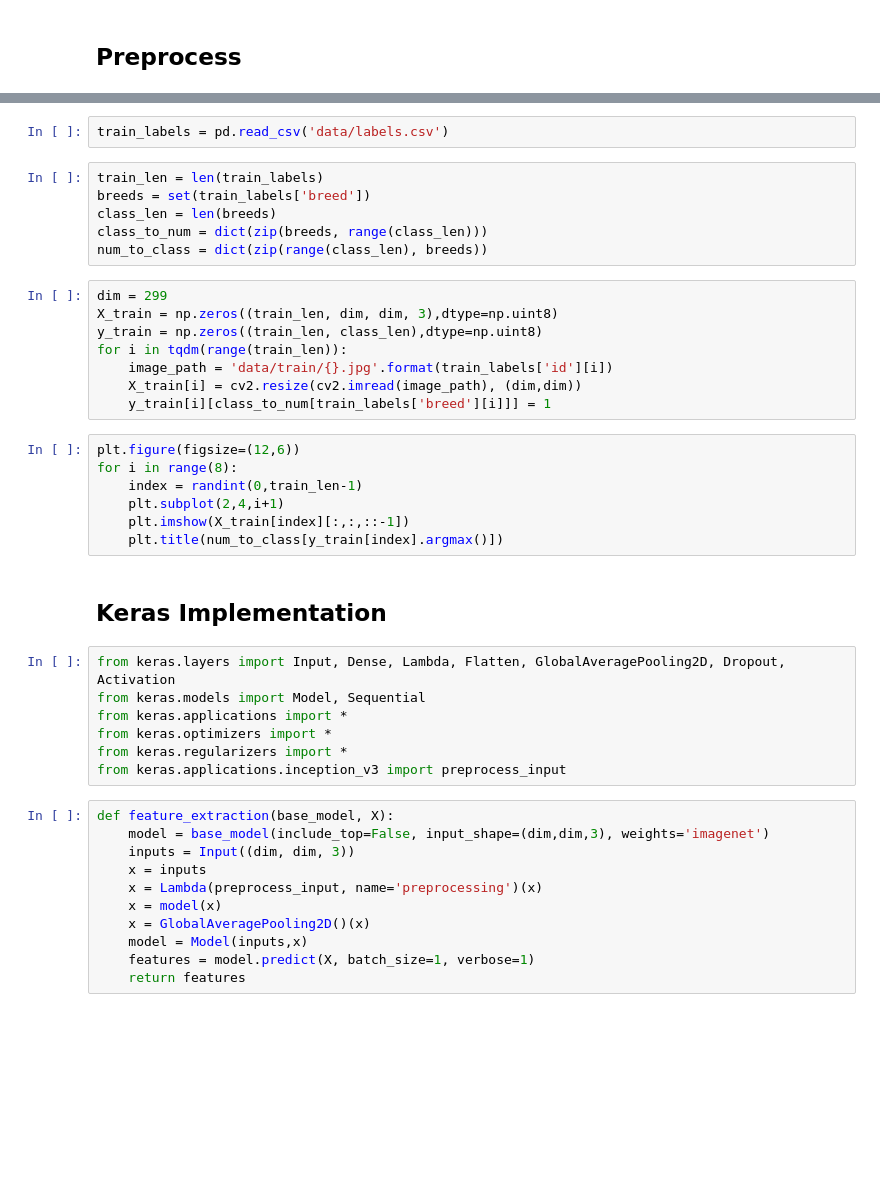
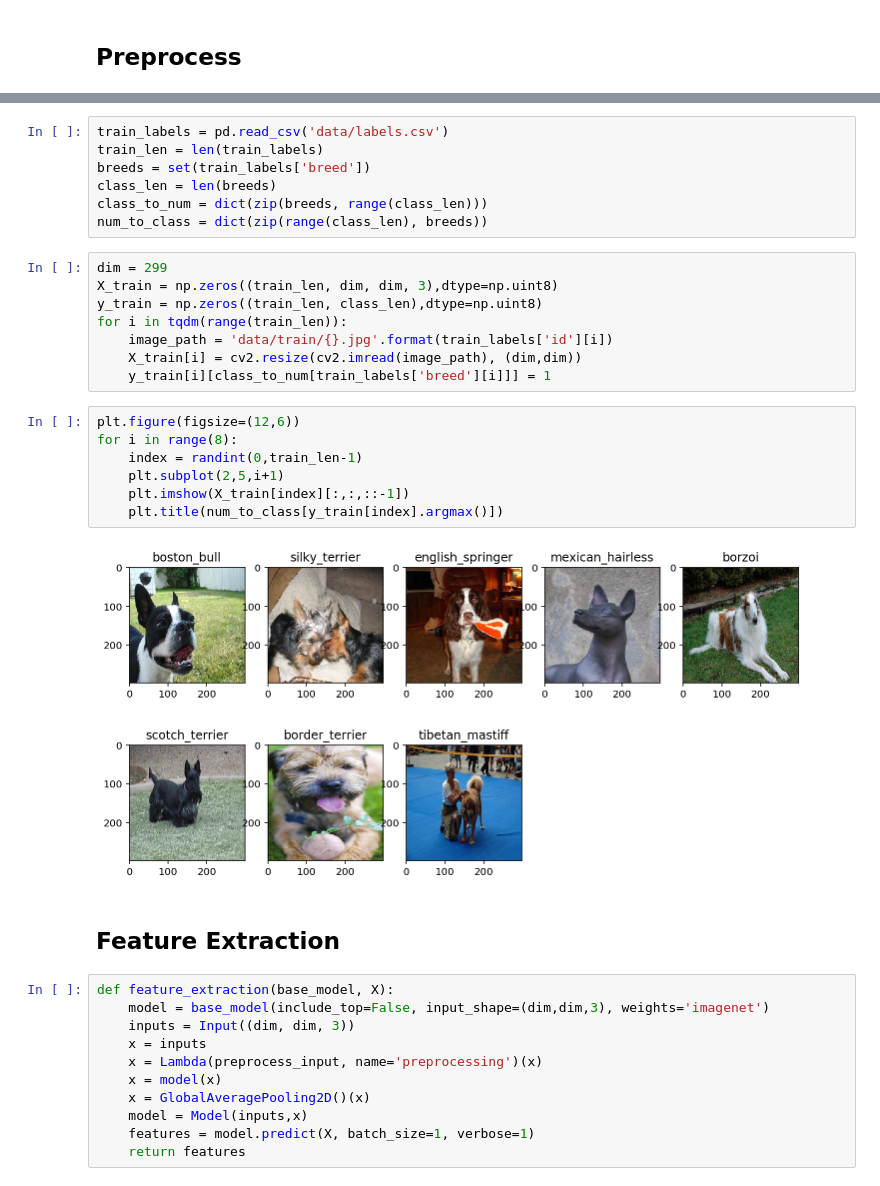
Before and after one commit to KengoA/dm_project, a Jupyter notebook: keras_trial.ipynb, the cells around one changed output, grey strips where cells are left out. Cells and saved outputs as stored; diff of their text form; blank space fills up the shorter version.

```diff
--- a/keras_trial.ipynb
+++ b/keras_trial.ipynb
@@ -13,6 +22,5 @@ from tqdm import tqdm
-# %%
-train_labels = pd.read_csv('data/labels.csv')
 # %%
+train_labels = pd.read_csv('data/labels.csv')
 train_len = len(train_labels)
 breeds = set(train_labels['breed'])
 class_len = len(breeds)
@@ -29,19 +37,14 @@ for i in tqdm(range(train_len)):
 # %%
 plt.figure(figsize=(12,6))
 for i in range(8):
     index = randint(0,train_len-1)
-    plt.subplot(2,4,i+1)
+    plt.subplot(2,5,i+1)
     plt.imshow(X_train[index][:,:,::-1])
     plt.title(num_to_class[y_train[index].argmax()])
+# %% [output]
+[figure, added]
-# %% [markdown]
-## Keras Implementation
-# %%
-from keras.layers import Input, Dense, Lambda, Flatten, GlobalAveragePooling2D, Dropout, Activation
-from keras.models import Model, Sequential
-from keras.applications import *
-from keras.optimizers import *
-from keras.regularizers import *
-from keras.applications.inception_v3 import preprocess_input
+# %% [markdown]
+## Feature Extraction
 # %%
 def feature_extraction(base_model, X):
     model = base_model(include_top=False, input_shape=(dim,dim,3), weights='imagenet')
```
Also changed, not shown: parts of 25 cells of this notebook.
